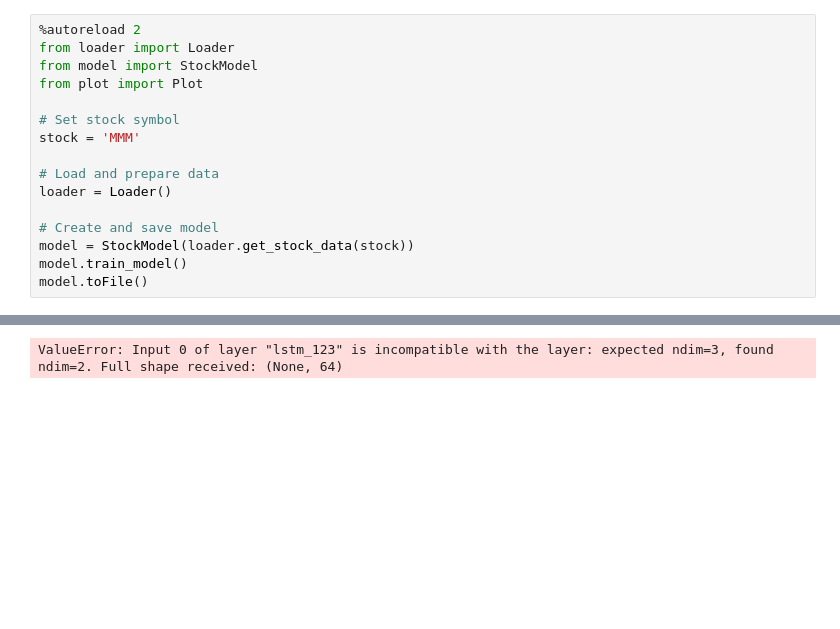
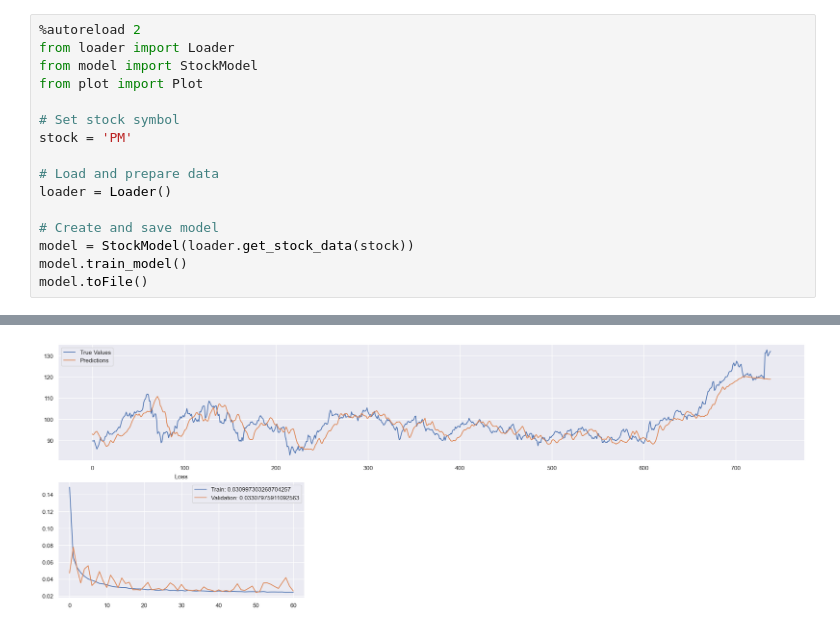
Before and after one commit to petter-a/ai-ht24-project, a Jupyter notebook: src/runner.ipynb, the cells around one changed output, grey strips where cells are left out. Saved outputs shown, nothing was run; the diff lists cells and outputs as text; blank space fills up the shorter version.

```diff
--- a/src/runner.ipynb
+++ b/src/runner.ipynb
@@ -5,7 +5,7 @@ from model import StockModel
 from plot import Plot
 
 # Set stock symbol
-stock = 'MMM'
+stock = 'PM'
 
 # Load and prepare data
 loader = Loader()
@@ -35,4 +35,4 @@ dtype: int64
-ValueError: Input 0 of layer "lstm_123" is incompatible with the layer: expected ndim=3, found ndim=2. Full shape received: (None, 64)
+[figure, added]
 # %%
 from lib_types import DateRange
 
```
Also changed, not shown: parts of 2 cells of this notebook, 2 other files.
